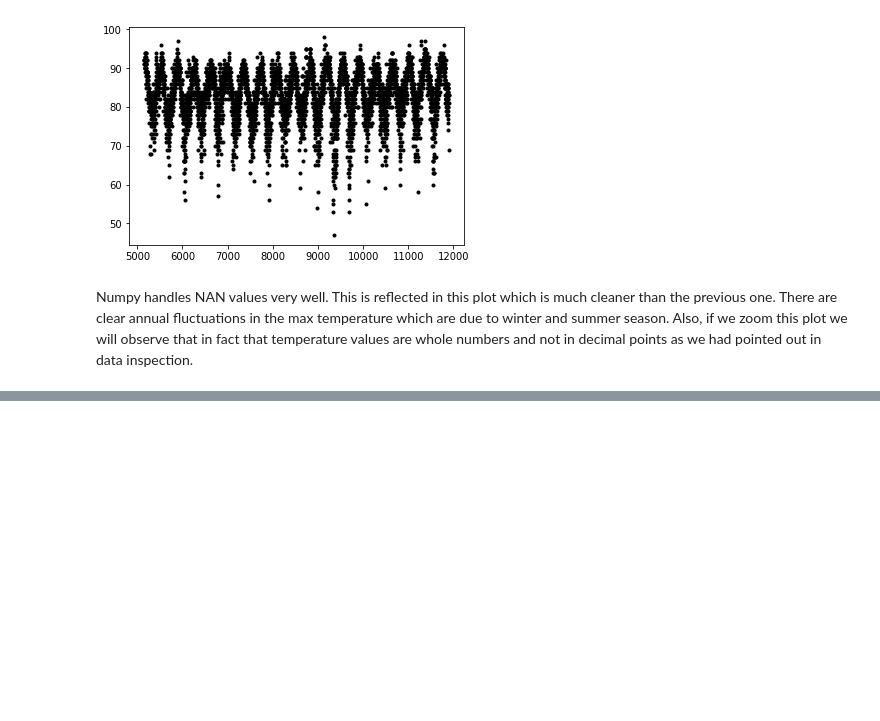
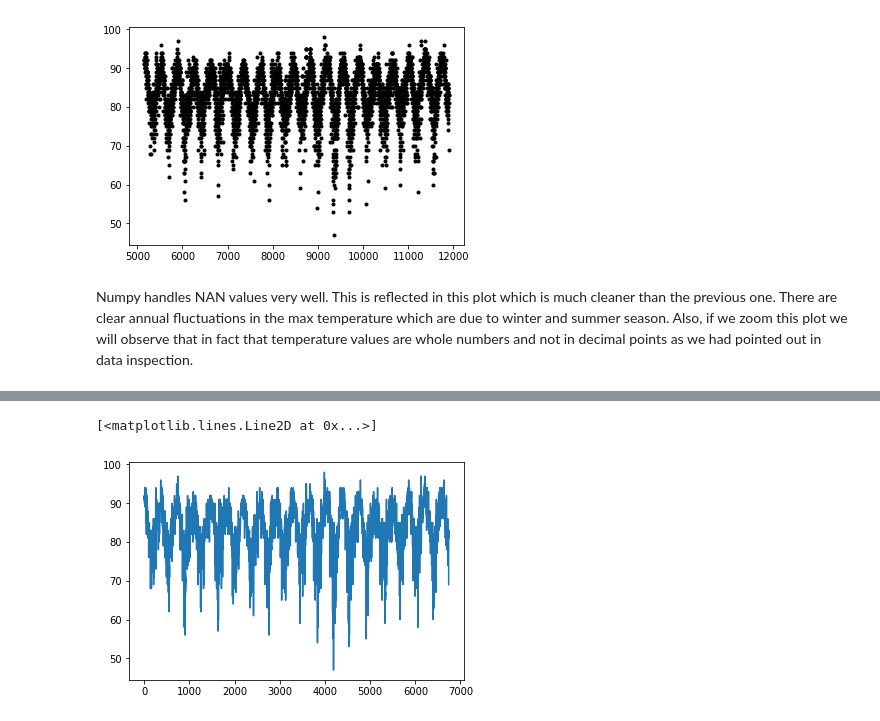
Before and after one commit to agupta54/weather-prediction, a Jupyter notebook: weather-prediction.ipynb, the cells around one changed output, grey strips where cells are left out. Cells and saved outputs as stored; diff of their text form; code cells hidden in the pictures; blank space fills up the shorter version.

Commit message:
missing values

```diff
--- a/weather-prediction.ipynb
+++ b/weather-prediction.ipynb
@@ -94,3 +92,13 @@ plt.plot(temps,color='black',marker='.',linestyle='none')
 [figure]
 # %% [markdown]
 Numpy handles NAN values very well. This is reflected in this plot which is much cleaner than the previous one. There are clear annual fluctuations in the max temperature which are due to winter and summer season. Also, if we zoom this plot we will observe that in fact that temperature values are whole numbers and not in decimal points as we had pointed out in data inspection.
+# %%
+# Remove NANs from dataset
+# Trim the array from the beginning so that it starts from a non NAN value
+#print(np.where(np.isnan(temps))[0])
+#print(np.where(np.logical_not(np.isnan(temps)))[0][0]) # location of first non-NAN item
+t_start = np.where(np.logical_not(np.isnan(temps)))[0][0]
+temps = temps[t_start:]
+#print(np.where(np.isnan(temps))[0])
+i_nans = np.where(np.isnan(temps))[0]
+#print(np.diff(i_nans))
@@ -96,0 +109,9 @@ Numpy handles NAN values very well. This is reflected in this plot which is much
+# %%
+for i in range(temps.size):
+    if np.isnan(temps[i]):
+        temps[i] = temps[i - 1]
+
+plt.plot(temps)
+# %% [output]
+[<matplotlib.lines.Line2D at 0x...>]
+[figure, added]
```
Also changed, not shown: parts of 3 cells of this notebook.
